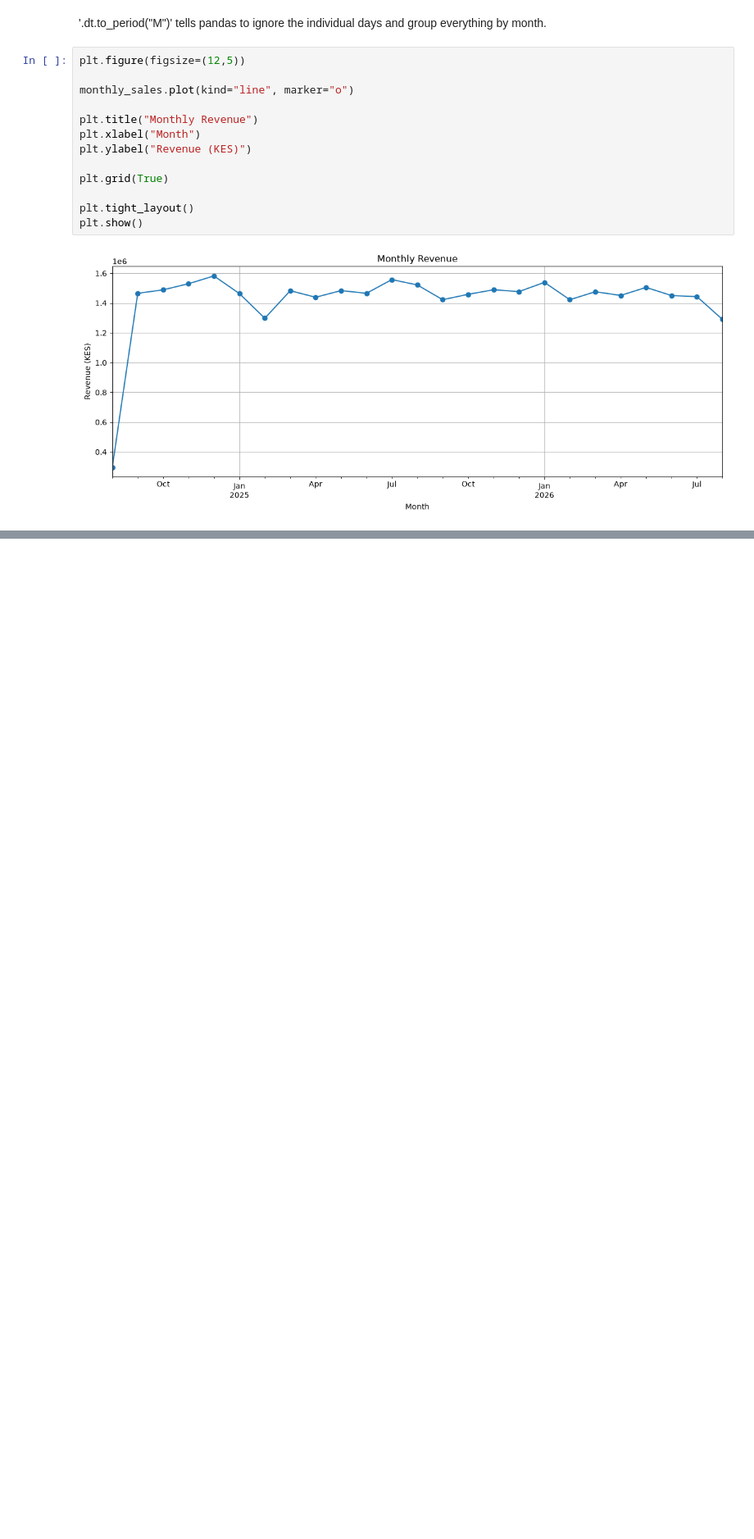
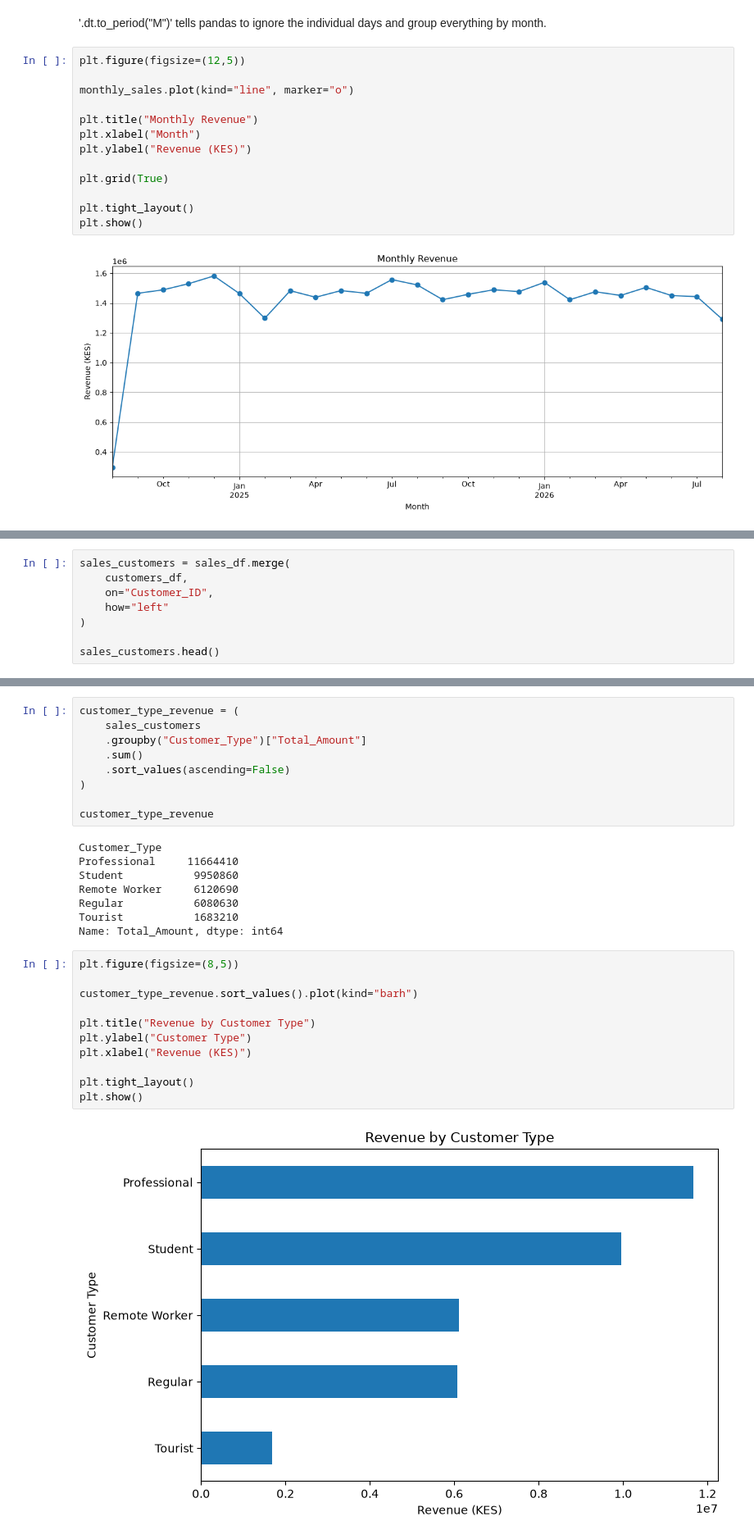
Before and after one commit to whitneygituara/brew-bean-sales-analysis, a Jupyter notebook: notebooks/03_exploratory_analysis.ipynb, the cells around one changed output, grey strips where cells are left out. Shown at 82% size. Saved outputs shown, nothing was run; the diff lists cells and outputs as text; blank space fills up the shorter version.

```diff
--- a/notebooks/03_exploratory_analysis.ipynb
+++ b/notebooks/03_exploratory_analysis.ipynb
@@ -266,0 +377,8 @@ plt.show()
+# %%
+sales_customers = sales_df.merge(
+    customers_df,
+    on="Customer_ID",
+    how="left"
+)
+
+sales_customers.head()
@@ -266,0 +393,30 @@ plt.show()
+# %%
+customer_type_revenue = (
+    sales_customers
+    .groupby("Customer_Type")["Total_Amount"]
+    .sum()
+    .sort_values(ascending=False)
+)
+
+customer_type_revenue
+# %% [output]
+Customer_Type
+Professional     11664410
+Student           9950860
+Remote Worker     6120690
+Regular           6080630
+Tourist           1683210
+Name: Total_Amount, dtype: int64
+# %%
+plt.figure(figsize=(8,5))
+
+customer_type_revenue.sort_values().plot(kind="barh")
+
+plt.title("Revenue by Customer Type")
+plt.ylabel("Customer Type")
+plt.xlabel("Revenue (KES)")
+
+plt.tight_layout()
+plt.show()
+# %% [output]
+[figure, added]
```
Also changed, not shown: parts of 19 cells of this notebook, 5 other files.
